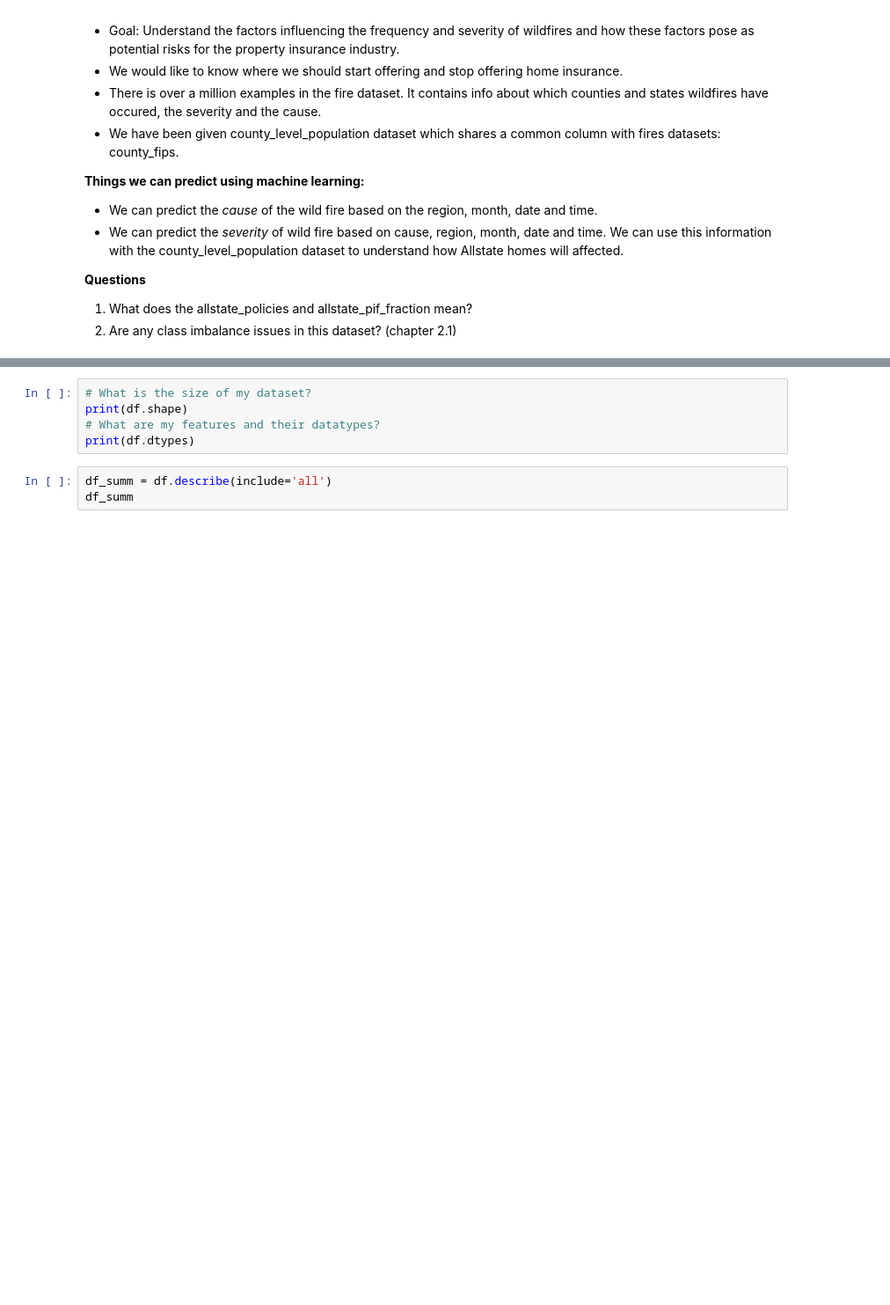
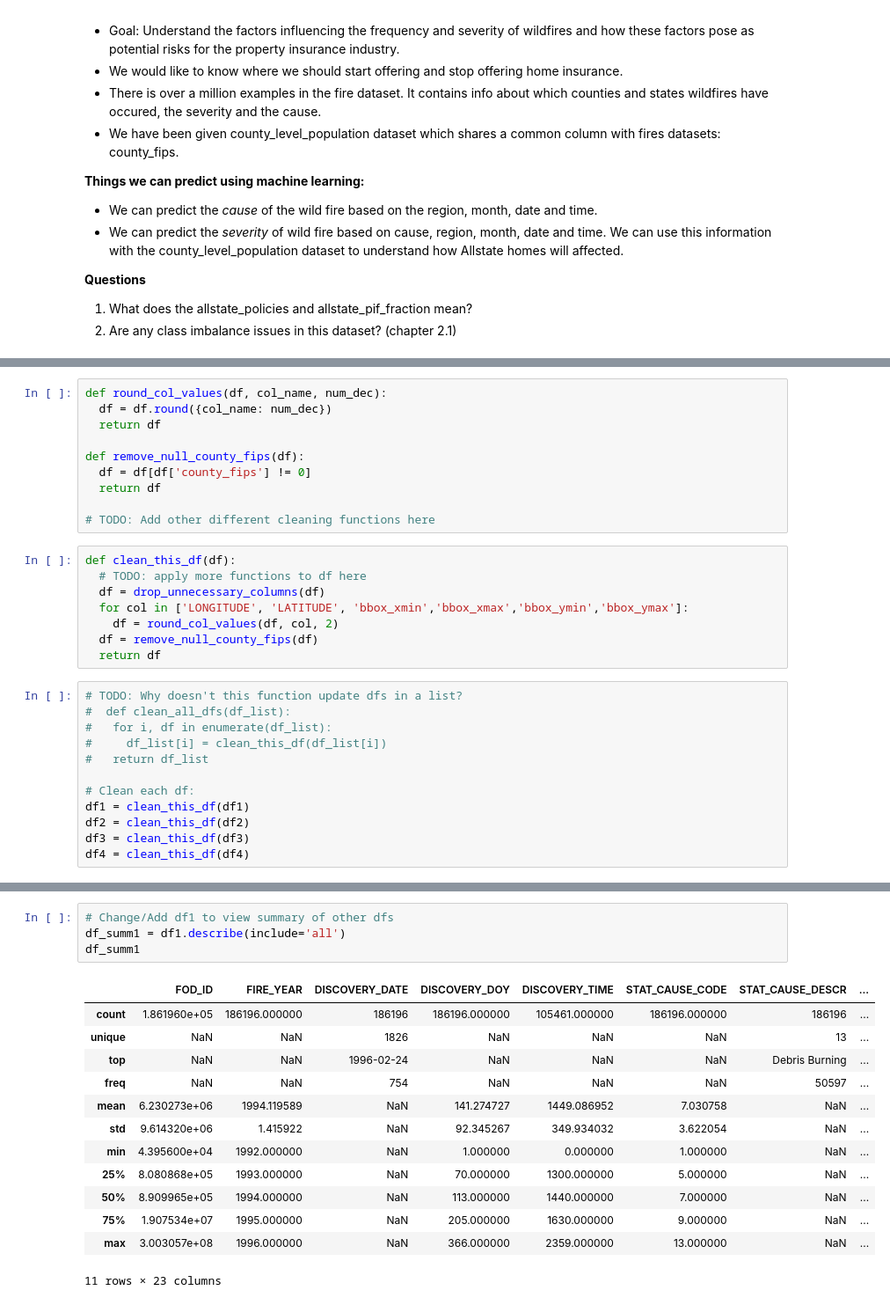
Before and after one commit to nandinijirobe/Allstate_AIStudio_Project, a Jupyter notebook: Allstate_AI_Studio_Project.ipynb, the cells around one changed output, grey strips where cells are left out. Shown at 88% size. Cells and saved outputs as stored; diff of their text form; blank space fills up the shorter version.

```diff
--- a/Allstate_AI_Studio_Project.ipynb
+++ b/Allstate_AI_Studio_Project.ipynb
@@ -76 +144,31 @@ Resources: Unit 2 of Machine Learning Foundations
+# %%
+def round_col_values(df, col_name, num_dec):
+  df = df.round({col_name: num_dec})
+  return df
+
+def remove_null_county_fips(df):
+  df = df[df['county_fips'] != 0]
+  return df
+
+# TODO: Add other different cleaning functions here
+# %%
+def clean_this_df(df):
+  # TODO: apply more functions to df here
+  df = drop_unnecessary_columns(df)
+  for col in ['LONGITUDE', 'LATITUDE', 'bbox_xmin','bbox_xmax','bbox_ymin','bbox_ymax']:
+    df = round_col_values(df, col, 2)
+  df = remove_null_county_fips(df)
+  return df
+# %%
+# TODO: Why doesn't this function update dfs in a list?
+#  def clean_all_dfs(df_list):
+#   for i, df in enumerate(df_list):
+#     df_list[i] = clean_this_df(df_list[i])
+#   return df_list
+
+# Clean each df:
+df1 = clean_this_df(df1)
+df2 = clean_this_df(df2)
+df3 = clean_this_df(df3)
+df4 = clean_this_df(df4)
 # %%
@@ -78,8 +184,18 @@ df.head(5)
-# %%
-# What is the size of my dataset?
-print(df.shape)
-# What are my features and their datatypes?
-print(df.dtypes)
-# %%
-df_summ = df.describe(include='all')
-df_summ
+# %%
+# Change/Add df1 to view summary of other dfs
+df_summ1 = df1.describe(include='all')
+df_summ1
+# %% [output]
+|  | FOD_ID | FIRE_YEAR | DISCOVERY_DATE | DISCOVERY_DOY | DISCOVERY_TIME | STAT_CAUSE_CODE | STAT_CAUSE_DESCR | ... |
+| count | 1.861960e+05 | 186196.000000 | 186196 | 186196.000000 | 105461.000000 | 186196.000000 | 186196 | ... |
+| unique | NaN | NaN | 1826 | NaN | NaN | NaN | 13 | ... |
+| top | NaN | NaN | 1996-02-24 | NaN | NaN | NaN | Debris Burning | ... |
+| freq | NaN | NaN | 754 | NaN | NaN | NaN | 50597 | ... |
+| mean | 6.230273e+06 | 1994.119589 | NaN | 141.274727 | 1449.086952 | 7.030758 | NaN | ... |
+| std | 9.614320e+06 | 1.415922 | NaN | 92.345267 | 349.934032 | 3.622054 | NaN | ... |
+| min | 4.395600e+04 | 1992.000000 | NaN | 1.000000 | 0.000000 | 1.000000 | NaN | ... |
+| 25% | 8.080868e+05 | 1993.000000 | NaN | 70.000000 | 1300.000000 | 5.000000 | NaN | ... |
+| 50% | 8.909965e+05 | 1994.000000 | NaN | 113.000000 | 1440.000000 | 7.000000 | NaN | ... |
+| 75% | 1.907534e+07 | 1995.000000 | NaN | 205.000000 | 1630.000000 | 9.000000 | NaN | ... |
+| max | 3.003057e+08 | 1996.000000 | NaN | 366.000000 | 2359.000000 | 13.000000 | NaN | ... |
+11 rows × 23 columns
```
Also changed, not shown: parts of 10 cells of this notebook.
